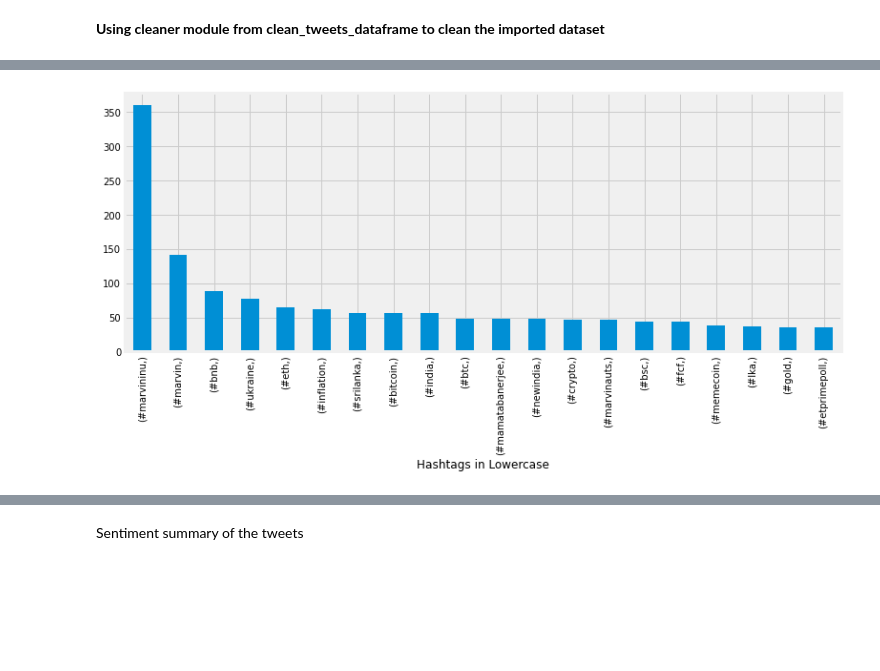
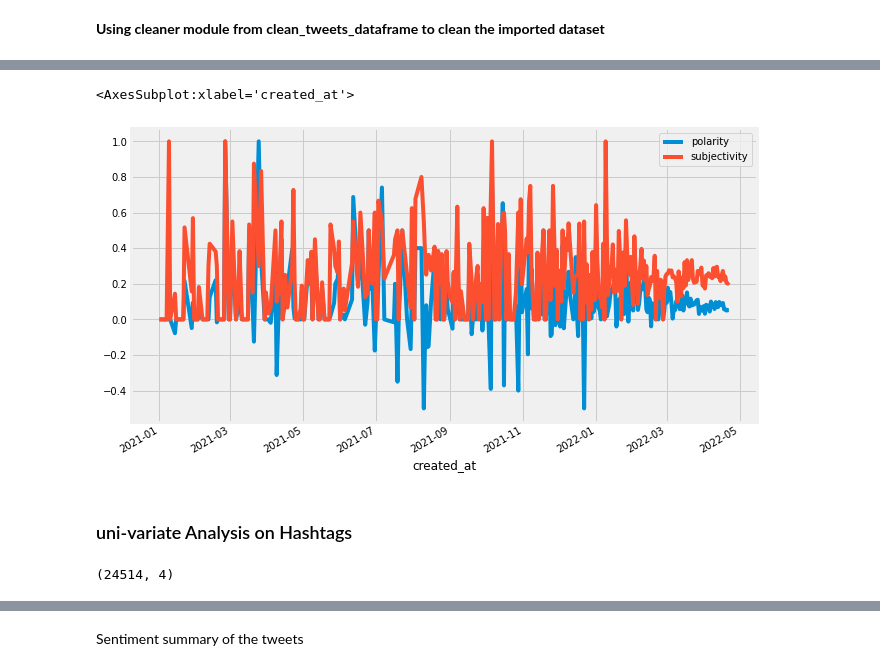
Before and after one commit to 10xac/Twitter-Data-Analysis, a Jupyter notebook: analysis.ipynb, the cells around one changed output, grey strips where cells are left out. Drawn from its saved outputs; the diff is of its cells as text; code cells hidden in the pictures; blank space fills up the shorter version.

```diff
--- a/analysis.ipynb
+++ b/analysis.ipynb
@@ -88,4 +80,0 @@ hashtags_list_df['hashtag'] = hashtags_list_df['hashtag'].str.lower()
-# %%
-_=hashtags_list_df.value_counts()[:20].plot(kind='bar',figsize=(12,5),xlabel='Hashtags in Lowercase')
-# %% [output]
-[figure, removed]
@@ -91,0 +83,7 @@ _=hashtags_list_df.value_counts()[:20].plot(kind='bar',figsize=(12,5),xlabel='Ha
+# %%
+df_tweet_date.resample('D').mean()[['polarity','subjectivity']].dropna().plot(figsize=(10,6))
+# %% [output]
+<AxesSubplot:xlabel='created_at'>
+[figure, added]
+# %% [markdown]
+### uni-variate Analysis on Hashtags
@@ -91,0 +98,4 @@ _=hashtags_list_df.value_counts()[:20].plot(kind='bar',figsize=(12,5),xlabel='Ha
+# %%
+hashtag_df.shape
+# %% [output]
+(24514, 4)
```
Also changed, not shown: parts of 49 cells of this notebook.
